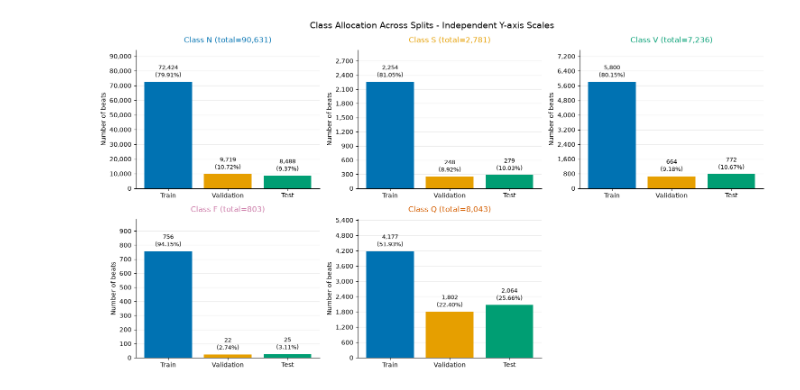
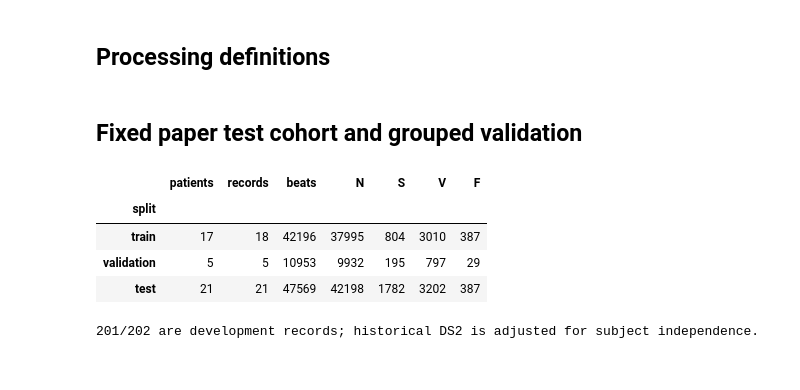
Before and after one commit to kkakongkiat/cardiac-arrhythmia-classification, a Jupyter notebook: dataset/2_Data_split.ipynb, the cells around one changed output. Saved outputs shown, nothing was run; the diff lists cells and outputs as text; code cells hidden in the pictures.

```diff
--- a/dataset/2_Data_split.ipynb
+++ b/dataset/2_Data_split.ipynb
@@ -295,24 +5,0 @@ Each panel uses its own y-axis scale to keep minority classes readable. Percenta
-# %%
-fig, axes = plt.subplots(2, 3, figsize=(15, 8))
-for ax, column, label in zip(axes.flat, class_columns, CLASSES):
-    values = split_counts[column].to_numpy()
-    class_total = int(values.sum())
-    shares = values / class_total * 100 if class_total else np.zeros(len(values))
-    bars = ax.bar(split_labels, values,
-                  color=[split_colors[name] for name in split_order], zorder=3)
-    ax.bar_label(bars, labels=[f'{value:,}\n({share:.2f}%)'
-                              for value, share in zip(values, shares)], padding=5, fontsize=9)
-    ax.set_title(f'Class {label} (total={class_total:,})', color=class_colors[label], pad=12)
-    ax.set_ylabel('Number of beats')
-    ax.set_ylim(0, max(values.max() * 1.3, 1))
-    ax.yaxis.set_major_locator(plt.MaxNLocator(integer=True))
-    ax.yaxis.set_major_formatter(plt.FuncFormatter(lambda value, _: f'{value:,.0f}'))
-    ax.grid(axis='y', alpha=0.25, zorder=0)
-    ax.spines[['top', 'right']].set_visible(False)
-for ax in list(axes.flat)[len(CLASSES):]:
-    ax.set_visible(False)
-fig.suptitle('Class Allocation Across Splits - Independent Y-axis Scales', fontsize=14)
-fig.tight_layout()
-plt.show()
-# %% [output]
-[figure, removed]
@@ -318,0 +182,2 @@ plt.show()
+# %% [markdown]
+## Processing definitions
@@ -318,0 +345,23 @@ plt.show()
+# %% [markdown]
+## Fixed paper test cohort and grouped validation
+# %%
+audit=read_json(DATA/'audit.json')
+if audit['config_hash']!=sha256(VERSION_ROOT/'benchmark_config.json'):
+    raise ValueError('Configuration changed; rerun notebook 1')
+inventory=pd.read_parquet(DATA/'inventory.parquet')
+split_frame,split_info=split_patients(inventory)
+split_frame.to_parquet(DATA/'split_inventory.parquet',index=False)
+split_info.update({'audit_hash':sha256(DATA/'audit.json'),'config_hash':audit['config_hash']})
+write_json(DATA/'split.json',split_info)
+summary=split_frame.groupby('split').agg(patients=('patient_group','nunique'),records=('record_id','nunique'),beats=('beat_id','size'))
+summary=summary.join(pd.crosstab(split_frame.split,split_frame.class_id).rename(columns=dict(enumerate(CLASSES))))
+summary.to_csv(DATA/'split_summary.csv')
+display(summary.reindex(['train','validation','test']))
+print('201/202 are development records; historical DS2 is adjusted for subject independence.')
+# %% [output]
+|  | patients | records | beats | N | S | V | F |
+| split |  |  |  |  |  |  |  |
+| train | 17 | 18 | 42196 | 37995 | 804 | 3010 | 387 |
+| validation | 5 | 5 | 10953 | 9932 | 195 | 797 | 29 |
+| test | 21 | 21 | 47569 | 42198 | 1782 | 3202 | 387 |
+201/202 are development records; historical DS2 is adjusted for subject independence.
```
Also changed, not shown: parts of 25 cells of this notebook, 31 other files.
